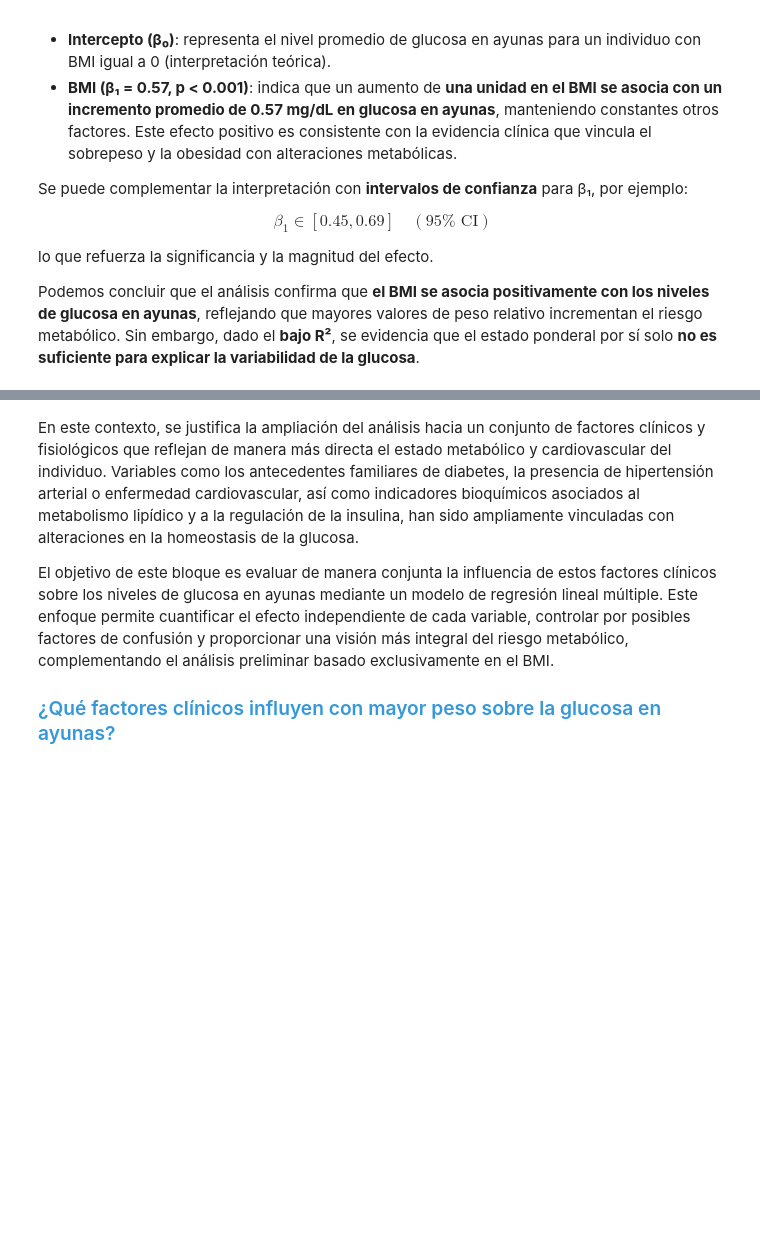
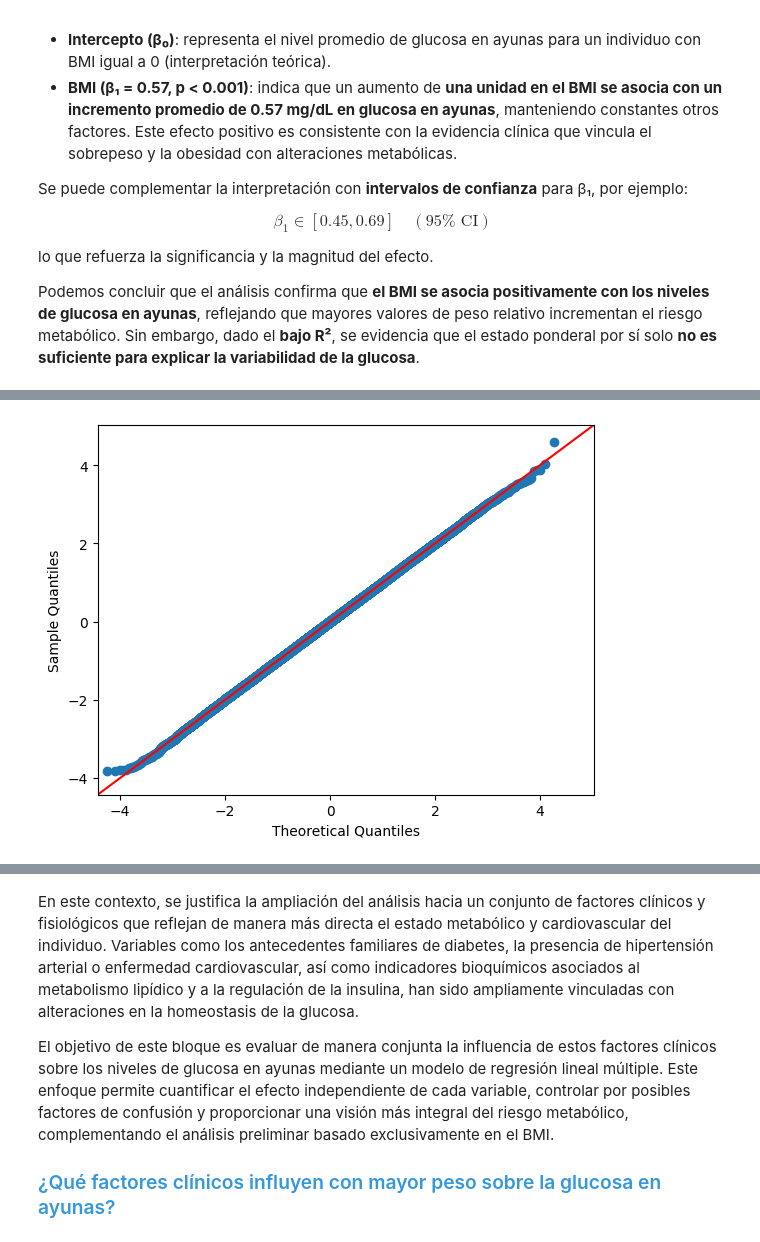
Before and after one commit to Bazan49/Statistical-Analysis-of-Diabetes-Indicators, a Jupyter notebook: Análisis_Regresion_Lineal.ipynb, the cells around one changed output, grey strips where cells are left out. Saved outputs shown, nothing was run; the diff lists cells and outputs as text; code cells hidden in the pictures; blank space fills up the shorter version.

```diff
--- a/Análisis_Regresion_Lineal.ipynb
+++ b/Análisis_Regresion_Lineal.ipynb
@@ -100,0 +139,6 @@ Podemos concluir que el análisis confirma que **el BMI se asocia positivamente
+# %%
+#QQ-plot
+sm.qqplot(residuals,line="45", fit = "True")
+plt.show()
+# %% [output]
+[figure, added]
```
Also changed, not shown: parts of 20 cells of this notebook.
